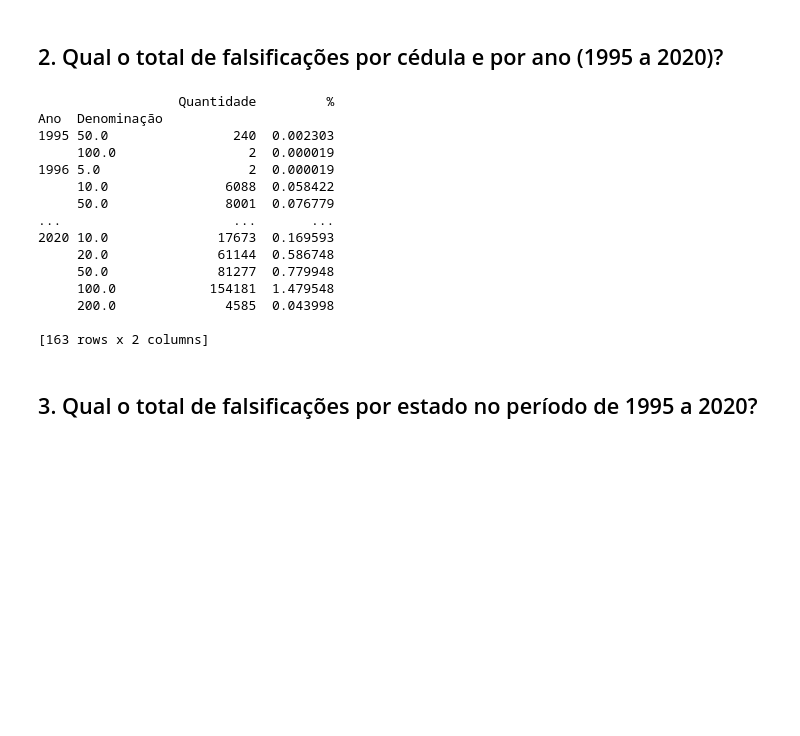
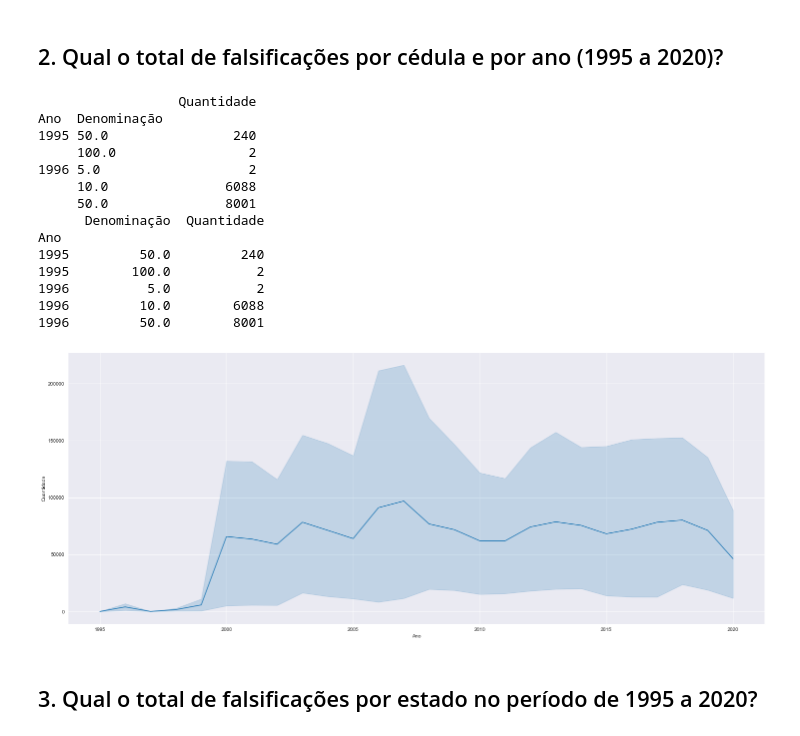
Before and after one commit to emso-exe/Falsificacao_de_cedulas_banco_central_do_brasil, a Jupyter notebook: analise_de_dados.ipynb, the cells around one changed output. Drawn from its saved outputs; the diff is of its cells as text; code cells hidden in the pictures; blank space fills up the shorter version.

```diff
--- a/analise_de_dados.ipynb
+++ b/analise_de_dados.ipynb
@@ -248,26 +248,34 @@ Ano
 # %%
 df_temp = df.groupby(['Ano','Denominação'])['Quantidade'].sum()
 df_ano_denominacao_quantidade = pd.DataFrame(df_temp)
 #df_ano_denominacao_quantidade['%'] = df_ano_denominacao_quantidade['Quantidade'] / df_ano_denominacao_quantidade['Quantidade'].sum() * 100
 
-print(df_ano_denominacao_quantidade)
+#print(df_ano_denominacao_quantidade)
 
-#df_ano_denominacao_quantidade.head(10)
+print(df_ano_denominacao_quantidade.head())
+
+df_ano_denominacao_quantidade.reset_index(level = 1, inplace = True, col_level = 1)
+
+print(df_ano_denominacao_quantidade.head())
+
+plt.figure(figsize = (25,10))
+plot = sns.lineplot(x = df_ano_denominacao_quantidade.index, y = df_ano_denominacao_quantidade['Quantidade'], data = df_ano_denominacao_quantidade['Denominação'])
+plt.show(plot)
 # %% [output]
-                  Quantidade         %
+                  Quantidade
 Ano  Denominação
-1995 50.0                240  0.002303
-     100.0                 2  0.000019
-1996 5.0                   2  0.000019
-     10.0               6088  0.058422
-     50.0               8001  0.076779
-...                      ...       ...
-2020 10.0              17673  0.169593
-     20.0              61144  0.586748
-     50.0              81277  0.779948
-     100.0            154181  1.479548
-     200.0              4585  0.043998
-
-[163 rows x 2 columns]
+1995 50.0                240
+     100.0                 2
+1996 5.0                   2
+     10.0               6088
+     50.0               8001
+      Denominação  Quantidade
+Ano
+1995         50.0         240
+1995        100.0           2
+1996          5.0           2
+1996         10.0        6088
+1996         50.0        8001
+[figure, added]
 # %% [markdown]
 ## 3. Qual o total de falsificações por estado no período de 1995 a 2020?
```
Also changed, not shown: parts of 5 cells of this notebook.
